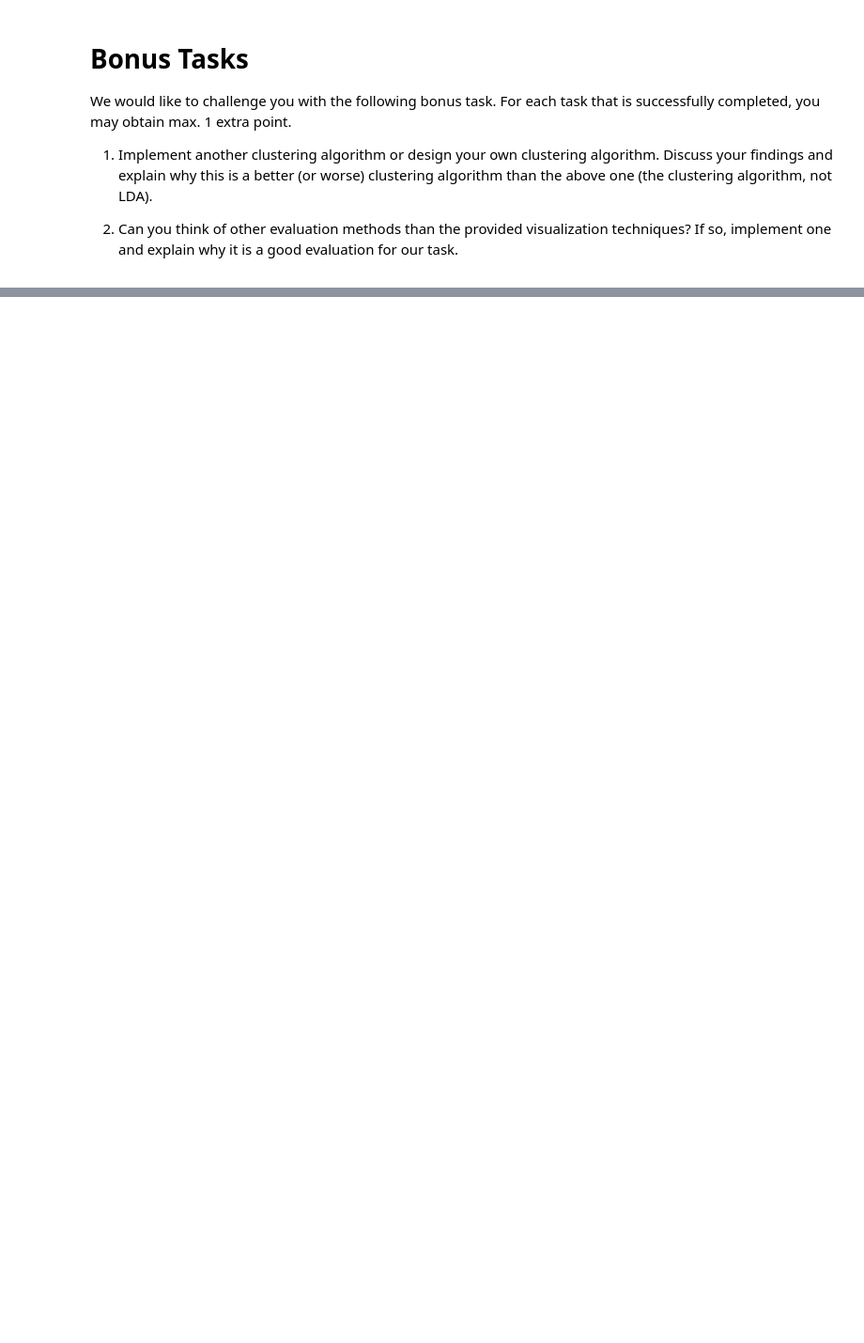
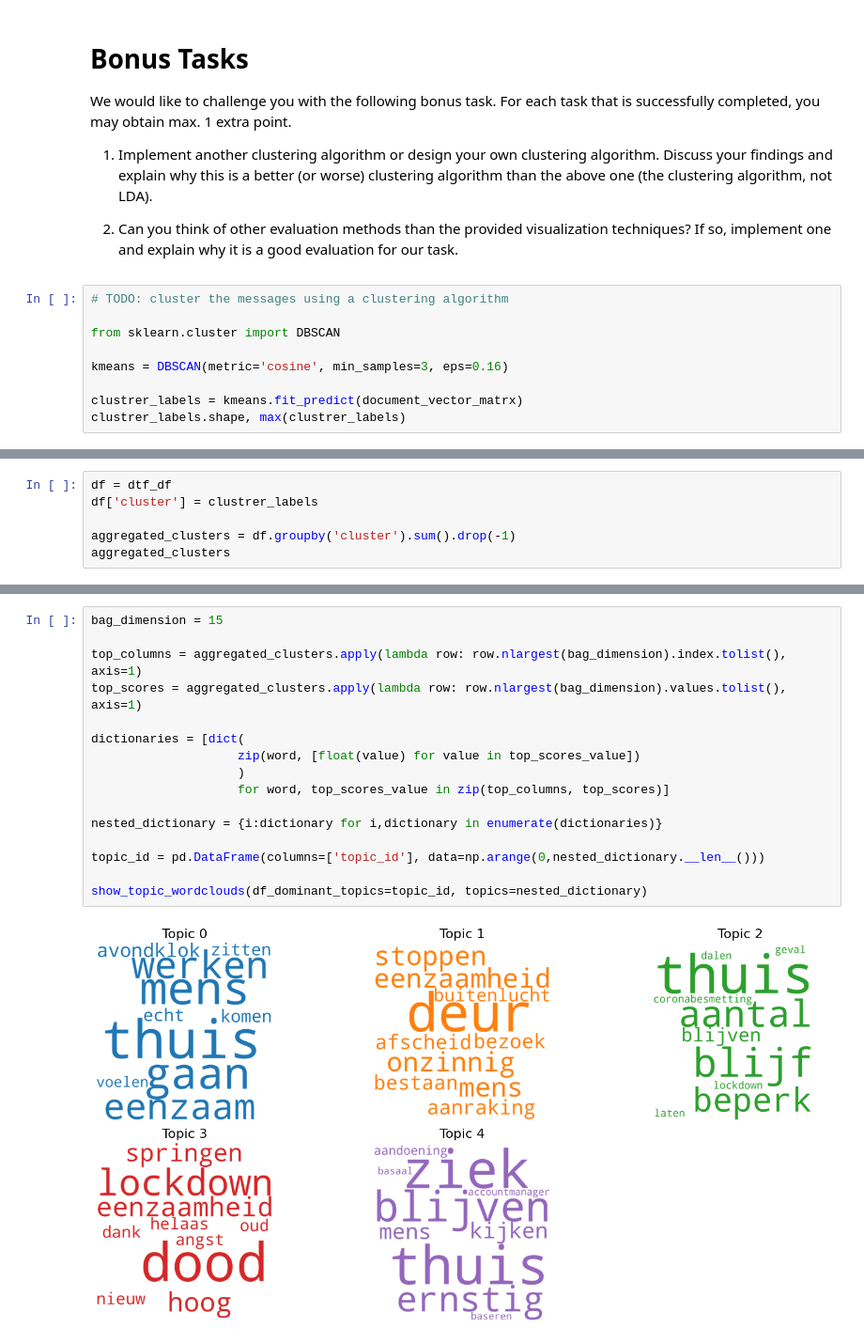
Before and after one commit to MarognaLorenzo/ApplicationOfMachineLearning, a Jupyter notebook: Assignment3/notebooks/Lorenzo.ipynb, the cells around one changed output, grey strips where cells are left out. Shown at 94% size. Cells and saved outputs as stored; diff of their text form; blank space fills up the shorter version.

```diff
--- a/Assignment3/notebooks/Lorenzo.ipynb
+++ b/Assignment3/notebooks/Lorenzo.ipynb
@@ -542,3 +549,12 @@ We would like to challenge you with the following bonus task. For each task that
 1. Implement another clustering algorithm or design your own clustering algorithm. Discuss your findings and explain why this is a better (or worse) clustering algorithm than the above one (the clustering algorithm, not LDA).
 
 2. Can you think of other evaluation methods than the provided visualization techniques? If so, implement one and explain why it is a good evaluation for our task.
+# %%
+# TODO: cluster the messages using a clustering algorithm
+
+from sklearn.cluster import DBSCAN
+
+kmeans = DBSCAN(metric='cosine', min_samples=3, eps=0.16)
+
+clustrer_labels = kmeans.fit_predict(document_vector_matrx)
+clustrer_labels.shape, max(clustrer_labels)
@@ -544,0 +563,6 @@ We would like to challenge you with the following bonus task. For each task that
+# %%
+df = dtf_df
+df['cluster'] = clustrer_labels
+
+aggregated_clusters = df.groupby('cluster').sum().drop(-1)
+aggregated_clusters
@@ -544,0 +578,18 @@ We would like to challenge you with the following bonus task. For each task that
+# %%
+bag_dimension = 15
+
+top_columns = aggregated_clusters.apply(lambda row: row.nlargest(bag_dimension).index.tolist(), axis=1)
+top_scores = aggregated_clusters.apply(lambda row: row.nlargest(bag_dimension).values.tolist(), axis=1)
+
+dictionaries = [dict(
+                    zip(word, [float(value) for value in top_scores_value])
+                    )
+                    for word, top_scores_value in zip(top_columns, top_scores)]
+
+nested_dictionary = {i:dictionary for i,dictionary in enumerate(dictionaries)}
+
+topic_id = pd.DataFrame(columns=['topic_id'], data=np.arange(0,nested_dictionary.__len__()))
+
+show_topic_wordclouds(df_dominant_topics=topic_id, topics=nested_dictionary)
+# %% [output]
+[figure, added]
```
Also changed, not shown: parts of 12 cells of this notebook.
